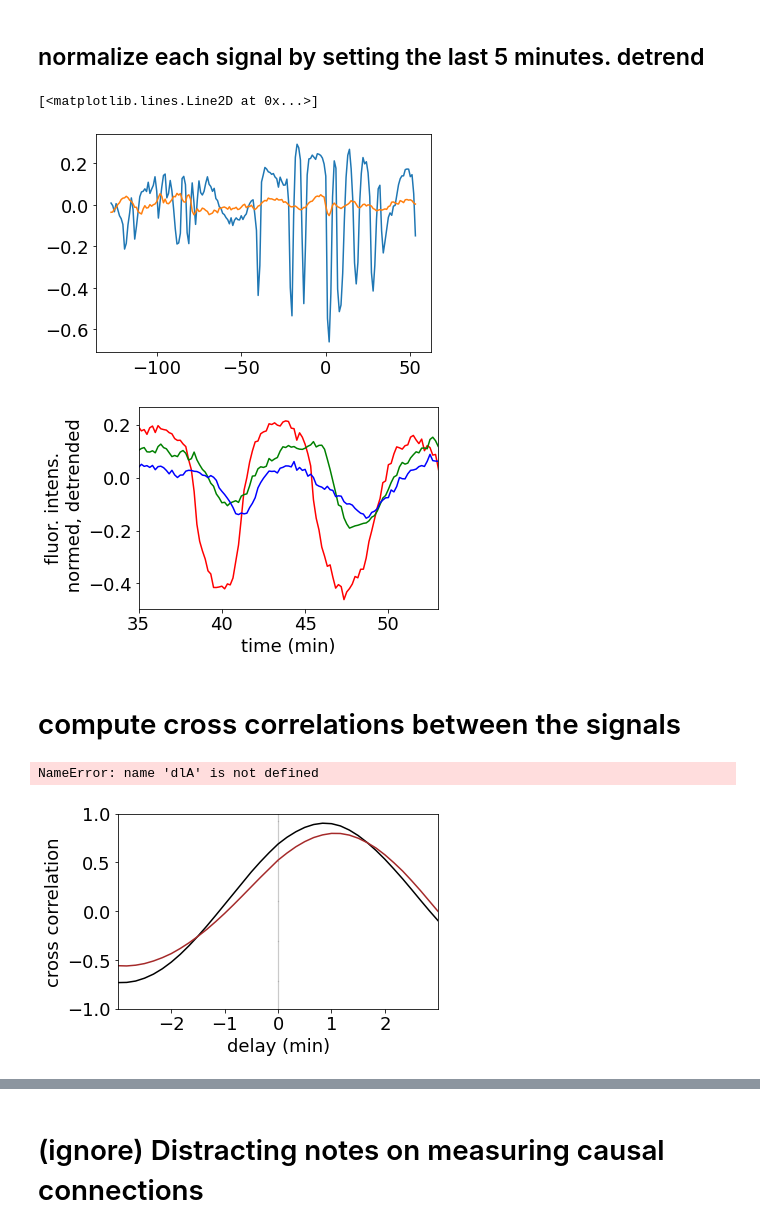
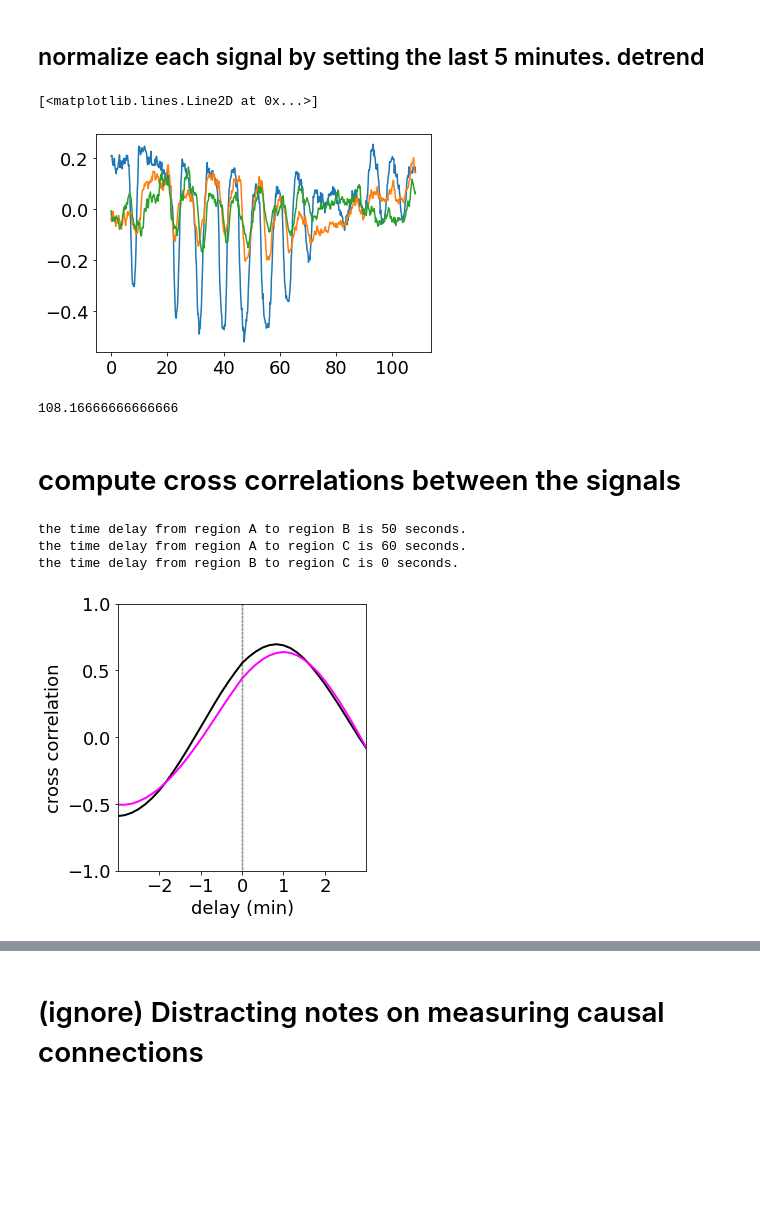
Before and after one commit to timtyree/optical_flow, a Jupyter notebook: notebooks/Extracting Fluorescent Time Series Data.ipynb, the cells around one changed output, grey strips where cells are left out. Drawn from its saved outputs; the diff is of its cells as text; code cells hidden in the pictures; blank space fills up the shorter version.

```diff
--- a/notebooks/Extracting Fluorescent Time Series Data.ipynb
+++ b/notebooks/Extracting Fluorescent Time Series Data.ipynb
@@ -578,0 +588,2 @@ print(df_dir)
+# %%
+df_dir = search_for_frame_path(os.getcwd())
@@ -605,14 +618,14 @@ plt.legend()
 ## normalize each signal by setting the last 5 minutes.  detrend
 # %%
 # norm then detrend
-A0,B0 = df.tail(5).mean()[['chnl_A','chnl_B']].values
-# A0,B0,C0=df.loc[df.t>75].mean().values[-3:]
+# A0,B0 = df.tail(5).mean()[['chnl_A','chnl_B']].values
+A0,B0,C0=df.loc[df.t>75].mean().values[-3:]
 df['logA'] = np.log(df['chnl_A']/A0)
 df['logB'] = np.log(df['chnl_B']/B0)
-# df['logC'] = np.log(df['chnl_C']/C0)
+df['logC'] = np.log(df['chnl_C']/C0)
 dlA = detrend(df['logA'])
 dlB = detrend(df['logB'])
-# dlC = detrend(df['logC'])
+dlC = detrend(df['logC'])
 
 # #detrend then norm doesn't work because detrended values can be negative
 # df['dA'] = detrend(df['chnl_A'])
@@ -634,6 +647,7 @@ dlB = detrend(df['logB'])
 # %%
 plt.plot(t_values, dlA)
 plt.plot(t_values, dlB)
+plt.plot(t_values, dlC)
 
 # plt.plot(t_values, df['logA'])
 # plt.plot(t_values, df['logB'])
@@ -642,22 +656,22 @@ plt.plot(t_values, dlB)
 # plt.xlim([25,80])
 # %% [output]
 [<matplotlib.lines.Line2D at 0x...>]
-[figure, old version]
+[figure, new version]
 # %%
+t_values[-1]
 
+# plt.plot(t_values, dlA, c='r')
+# plt.plot(t_values, dlB, c='g')
+# # plt.plot(t_values, dlC, c='b')
+# plt.xlabel('time (min)')
+# # plt.xlim([35,67])
+# plt.xlim([35,53])
 
-plt.plot(t_values, dlA, c='r')
-plt.plot(t_values, dlB, c='g')
-plt.plot(t_values, dlC, c='b')
-plt.xlabel('time (min)')
-# plt.xlim([35,67])
-plt.xlim([35,53])
-
-plt.ylabel('fluor. intens.\n normed, detrended')
-plt.tight_layout()
-# plt.savefig('detrended_timeseries.png', dpi=300)
+# plt.ylabel('fluor. intens.\n normed, detrended')
+# plt.tight_layout()
+# # plt.savefig('detrended_timeseries.png', dpi=300)
 # %% [output]
-[figure, removed]
+108.16666666666666
 # %% [markdown]
 # compute cross correlations between the signals
 # %%
@@ -672,13 +686,12 @@ signal_C = dlC[boot]
 #detrend
 signal_A = signal.detrend(signal_A)
 signal_B = signal.detrend(signal_B)
+signal_C = signal.detrend(signal_C)
 
 #formally normalize
 signal_A /= np.linalg.norm(signal_A)
 signal_B /= np.linalg.norm(signal_B)
 signal_C /= np.linalg.norm(signal_C)
-# %% [output]
-NameError: name 'dlA' is not defined
 # %%
 #compute the cross correlation
 ccAB = signal.correlate(signal_B,signal_A)
@@ -697,26 +710,34 @@ delay = tau_values[np.argmax(ccAC)]*60
 print(f'the time delay from region A to region C is {delay:.0f} seconds.')
 delay = tau_values[np.argmax(ccBC)]*60
 print(f'the time delay from region B to region C is {delay:.0f} seconds.')
+# %% [output]
+the time delay from region A to region B is 50 seconds.
+the time delay from region A to region C is 60 seconds.
+the time delay from region B to region C is 0 seconds.
 # %%
-plt.plot(tau_values, ccAB, c='k')
-plt.plot(tau_values, ccAC, c='brown')
-# plt.plot(tau_values, ccBC)
-
 
 #horrizontal line to mark zero
 y_values = np.arange(-12,14,.01)
 x_values = 0.*y_values
-plt.scatter(x=x_values, y=y_values, c='gray', s=.1, alpha=0.5)
+fig = plt.figure(figsize = (5, 5))#num=None, frameon=True, figsize=(mult*512/mydpi, mult*512/mydpi), dpi=mydpi, facecolor='w', edgecolor='k')
+ax = fig.add_subplot(111)
+ax.plot(tau_values, ccAB, c='k', lw=2)
+ax.plot(tau_values, ccAC, c='magenta', lw=2)
+# plt.plot(tau_values, ccBC)
+
+
+# plt.subplots(figsize=(5,5))
+ax.scatter(x=x_values, y=y_values, c='gray', s=1, alpha=0.5)
 
 # plt.xlim([-10,10])
-plt.xlim([-3,3])
-plt.ylim([-1,1])
-plt.xticks([-2,-1,0,1,2])
+ax.set_xlim([-3,3])
+ax.set_ylim([-1,1])
+ax.set_xticks([-2,-1,0,1,2])
 
-plt.xlabel('delay (min)')
-plt.ylabel('cross correlation')
+ax.set_xlabel('delay (min)')
+ax.set_ylabel('cross correlation')
 plt.tight_layout()
 # plt.show()
-plt.savefig('cross_corr.png', dpi=300)
+fig.savefig('cross_corr.png', dpi=300)
 # %% [output]
-[figure, old version]
+[figure, new version]
```
Also changed, not shown: parts of 12 cells of this notebook, 5 other files.
